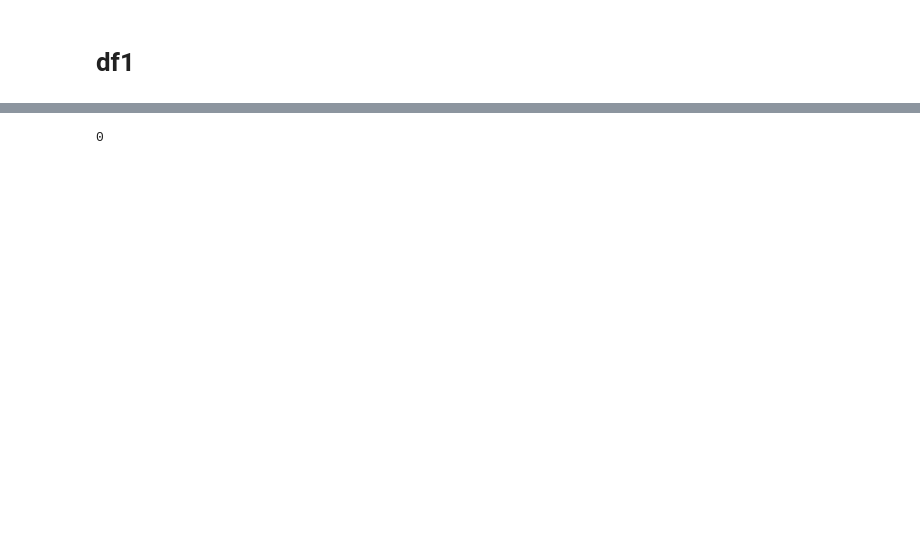
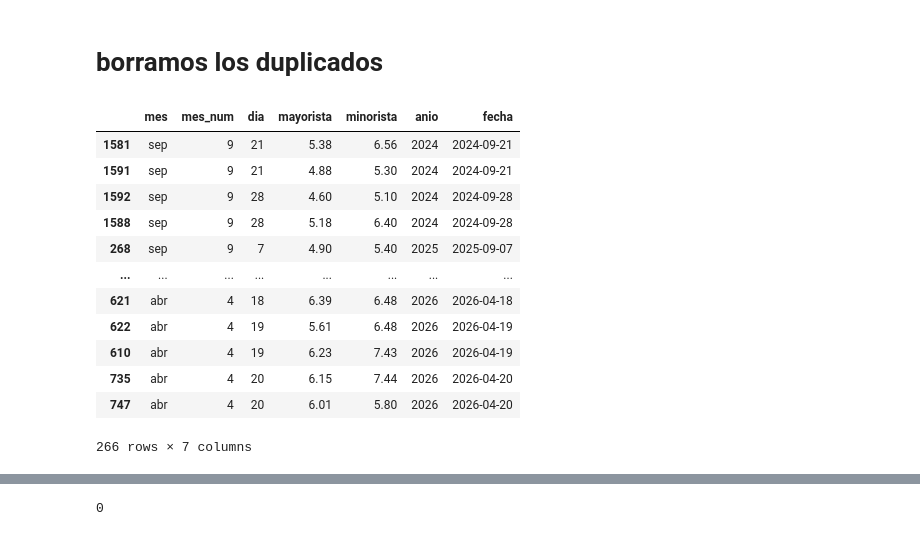
Before and after one commit to isdextre/Data-science-applied-projects, a Jupyter notebook: full-time-series-analysis-egg-prices-peru/notebooks/02_preprocesar_data_final.ipynb, the cells around one changed output, grey strips where cells are left out. Saved outputs shown, nothing was run; the diff lists cells and outputs as text; code cells hidden in the pictures; blank space fills up the shorter version.

```diff
--- a/full-time-series-analysis-egg-prices-peru/notebooks/02_preprocesar_data_final.ipynb
+++ b/full-time-series-analysis-egg-prices-peru/notebooks/02_preprocesar_data_final.ipynb
@@ -8,2 +32,2 @@ df3 = pd.read_csv('datos_tabla3.csv')
 # %% [markdown]
-# df1
+# borramos los duplicados
@@ -9,0 +38,18 @@ df3 = pd.read_csv('datos_tabla3.csv')
+# %%
+# vemos que aún hay duplicados por fehcas
+duplicado1 = df1[df1.duplicated(subset=['fecha'], keep=False)].sort_values('fecha')
+duplicado1
+# %% [output]
+|  | mes | mes_num | dia | mayorista | minorista | anio | fecha |
+| 1581 | sep | 9 | 21 | 5.38 | 6.56 | 2024 | 2024-09-21 |
+| 1591 | sep | 9 | 21 | 4.88 | 5.30 | 2024 | 2024-09-21 |
+| 1592 | sep | 9 | 28 | 4.60 | 5.10 | 2024 | 2024-09-28 |
+| 1588 | sep | 9 | 28 | 5.18 | 6.40 | 2024 | 2024-09-28 |
+| 268 | sep | 9 | 7 | 4.90 | 5.40 | 2025 | 2025-09-07 |
+| ... | ... | ... | ... | ... | ... | ... | ... |
+| 621 | abr | 4 | 18 | 6.39 | 6.48 | 2026 | 2026-04-18 |
+| 622 | abr | 4 | 19 | 5.61 | 6.48 | 2026 | 2026-04-19 |
+| 610 | abr | 4 | 19 | 6.23 | 7.43 | 2026 | 2026-04-19 |
+| 735 | abr | 4 | 20 | 6.15 | 7.44 | 2026 | 2026-04-20 |
+| 747 | abr | 4 | 20 | 6.01 | 5.80 | 2026 | 2026-04-20 |
+266 rows × 7 columns
```
Also changed, not shown: parts of 28 cells of this notebook, 17 other files.
